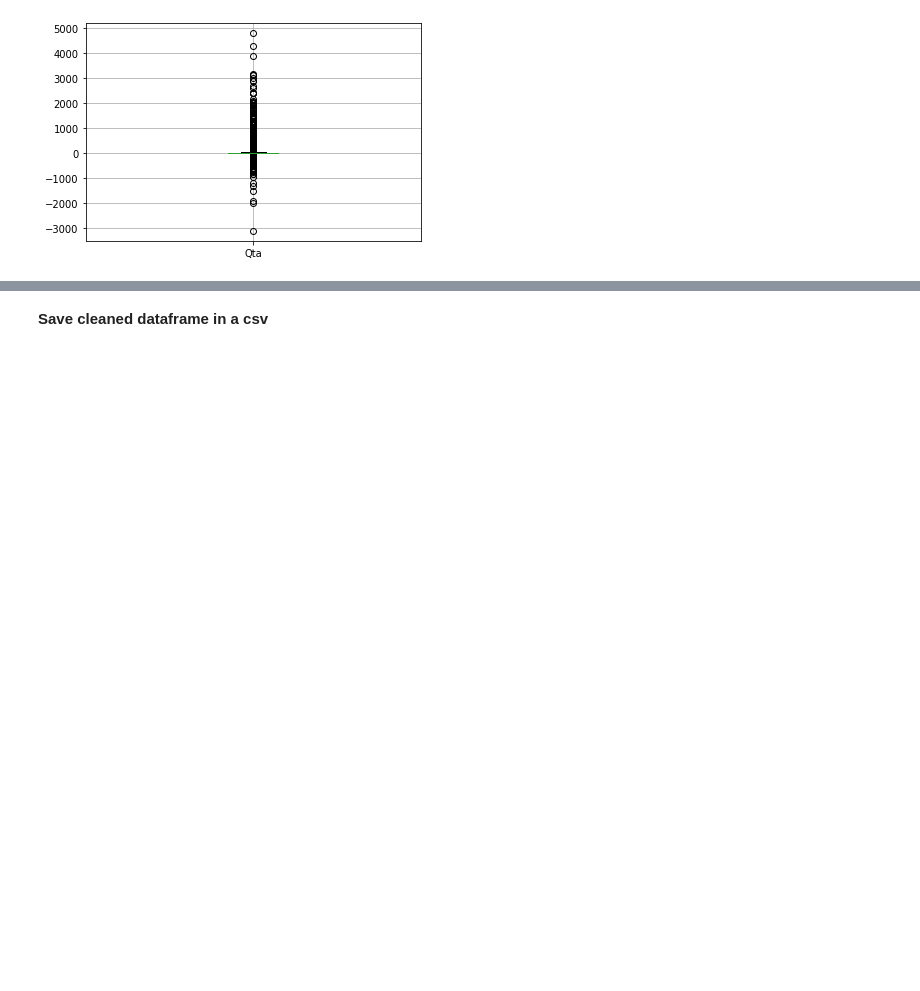
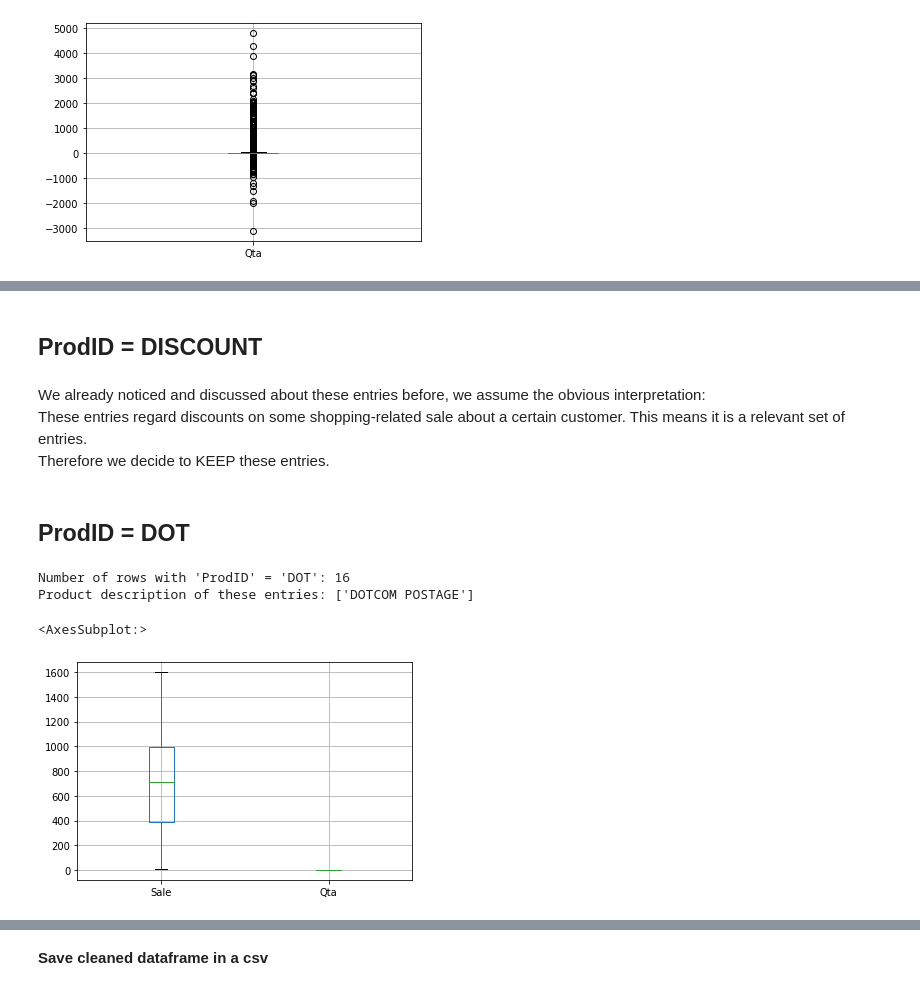
Before and after one commit to AlexPasqua/DM-project, a Jupyter notebook: DataUnderstanding_DataPreparation.ipynb, the cells around one changed output, grey strips where cells are left out. Drawn from its saved outputs; the diff is of its cells as text; code cells hidden in the pictures; blank space fills up the shorter version.

```diff
--- a/DataUnderstanding_DataPreparation.ipynb
+++ b/DataUnderstanding_DataPreparation.ipynb
@@ -416,0 +474,19 @@ df.boxplot(column=['Qta'])
+# %%
+df.drop(df[df['ProdID'] == 'BANK CHARGES'].index, inplace=True)
+# %% [markdown]
+## ProdID = DISCOUNT
+# %% [markdown]
+We already noticed and discussed about these entries before, we assume the obvious interpretation:<br>
+These entries regard discounts on some shopping-related sale about a certain customer. This means it is a relevant set of entries.<br>
+Therefore we decide to KEEP these entries.
+# %% [markdown]
+## ProdID = DOT
+# %%
+print("Number of rows with 'ProdID' = 'DOT':", len(df[df['ProdID'] == 'DOT']))
+print("Product description of these entries:", df[df['ProdID'] == 'DOT']['ProdDescr'].unique())
+df[df['ProdID'] == 'DOT'].boxplot(column = ['Sale','Qta'])
+# %% [output]
+Number of rows with 'ProdID' = 'DOT': 16
+Product description of these entries: ['DOTCOM POSTAGE']
+<AxesSubplot:>
+[figure, added]
```
Also changed, not shown: parts of 27 cells of this notebook.
